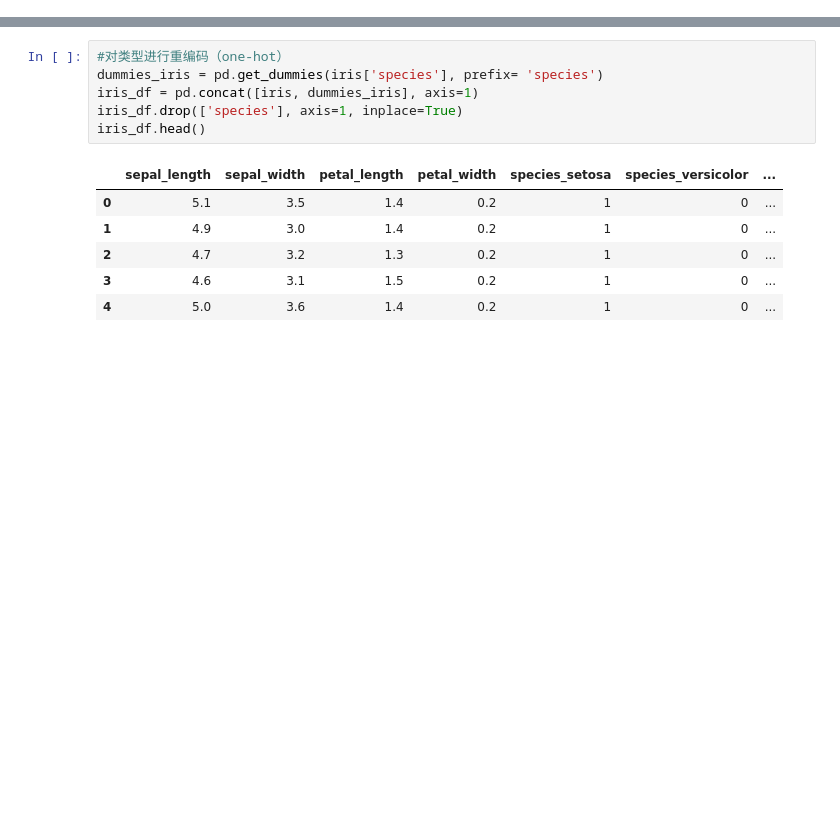
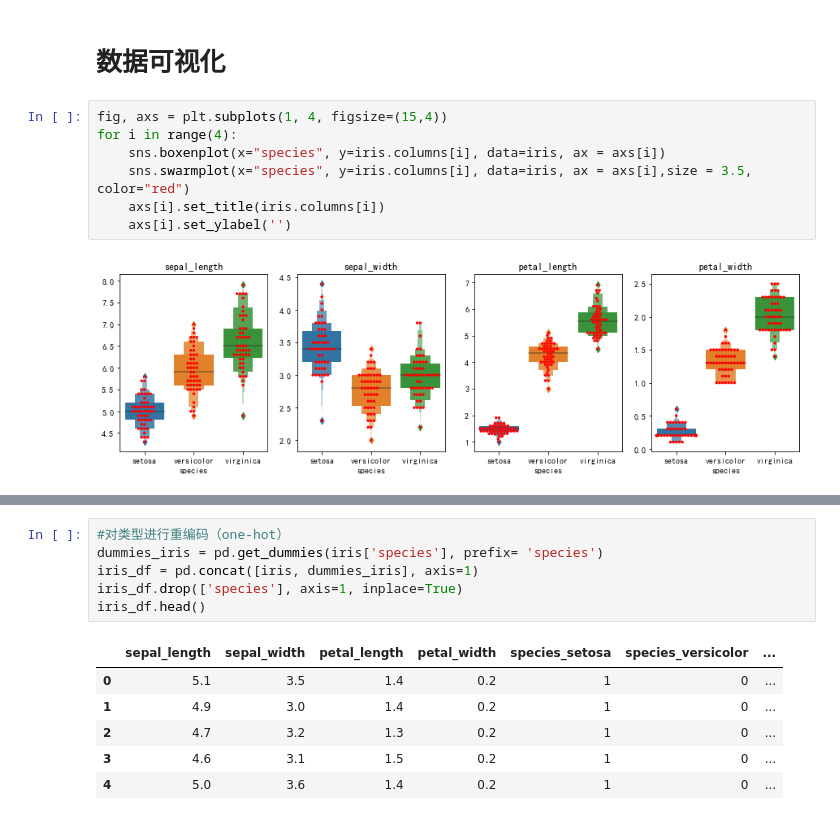
Before and after one commit to zaslee/Iris_logistic_classify, a Jupyter notebook: demo_two_classification_only.ipynb, the cells around one changed output, grey strips where cells are left out. Saved outputs shown, nothing was run; the diff lists cells and outputs as text; blank space fills up the shorter version.

```diff
--- a/demo_two_classification_only.ipynb
+++ b/demo_two_classification_only.ipynb
@@ -36,3 +24,14 @@ iris
+# %% [markdown]
+# 数据可视化
+# %%
+fig, axs = plt.subplots(1, 4, figsize=(15,4))
+for i in range(4):
+    sns.boxenplot(x="species", y=iris.columns[i], data=iris, ax = axs[i])
+    sns.swarmplot(x="species", y=iris.columns[i], data=iris, ax = axs[i],size = 3.5, color="red")
+    axs[i].set_title(iris.columns[i])
+    axs[i].set_ylabel('')
+# %% [output]
+[figure, added]
 # %%
 g = sns.pairplot(iris, hue="species")
 # %% [output]
```
Also changed, not shown: parts of 6 cells of this notebook.
